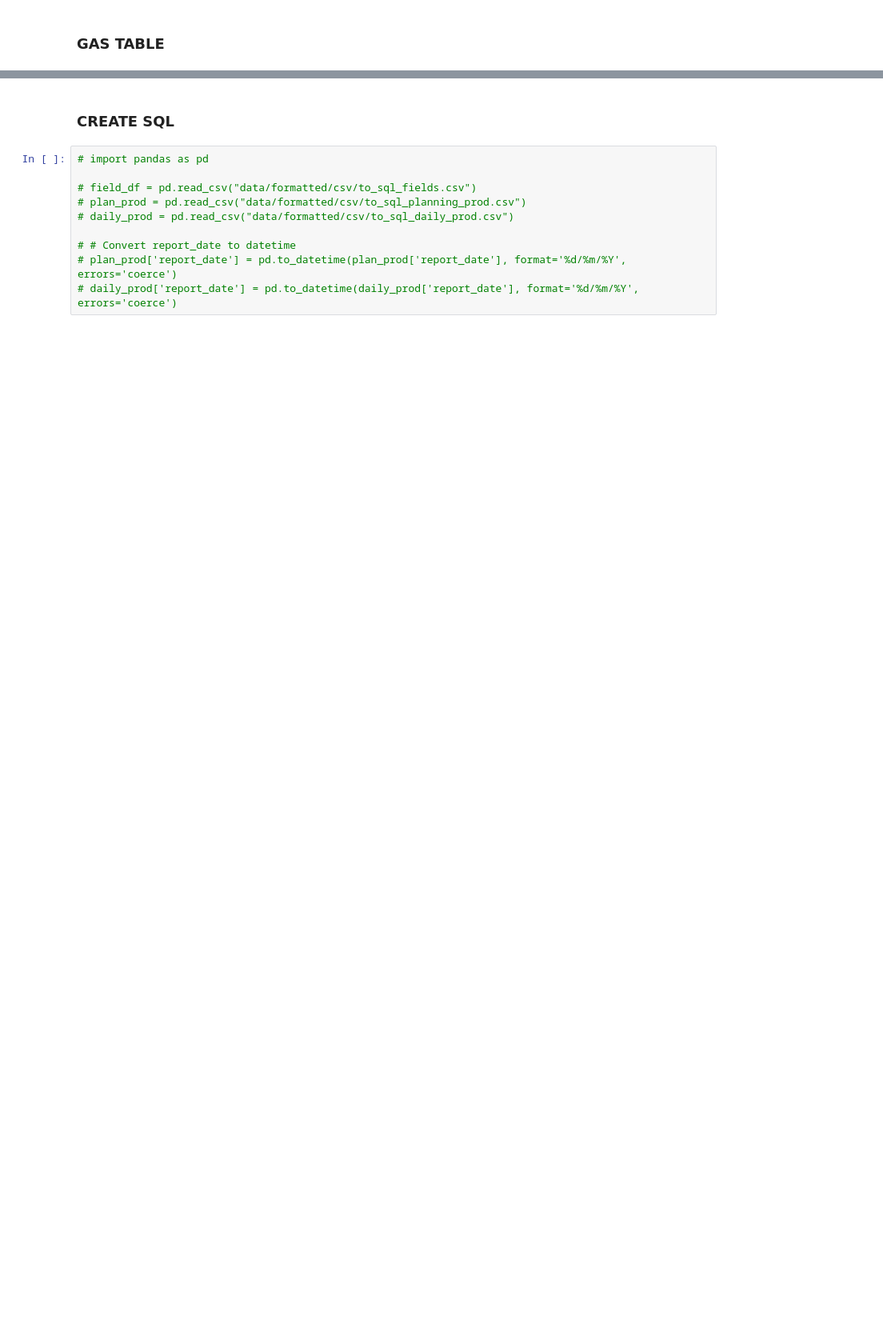
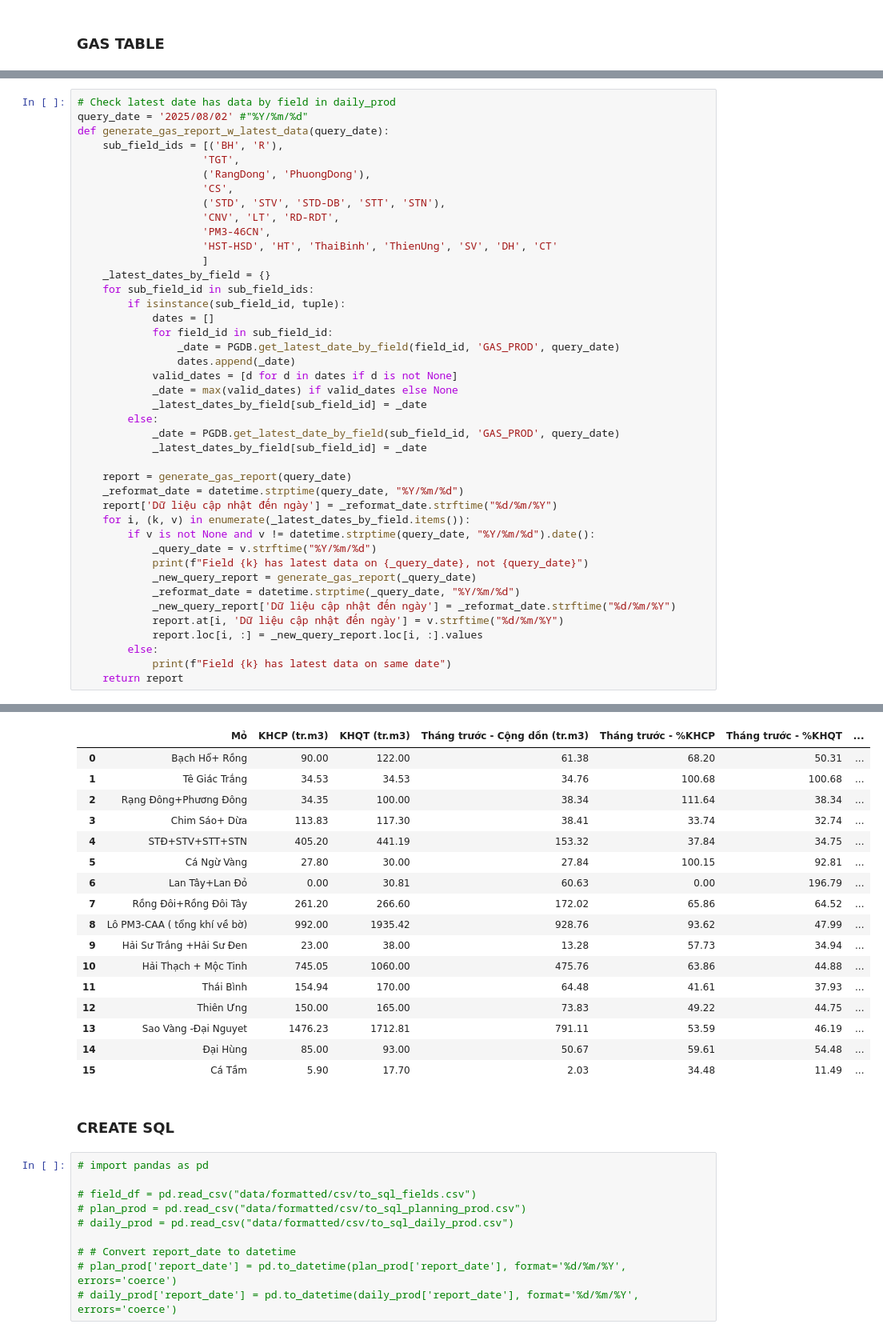
Before and after one commit to tuanna712/ProductionDataProcessing, a Jupyter notebook: source/impl-pg.ipynb, the cells around one changed output, grey strips where cells are left out. Shown: that part at 80% size. Saved outputs shown, nothing was run; the diff lists cells and outputs as text; blank space fills up the shorter version.

```diff
--- a/source/impl-pg.ipynb
+++ b/source/impl-pg.ipynb
@@ -756,0 +952,43 @@ generate_gas_report(query_date)
+# %%
+# Check latest date has data by field in daily_prod
+query_date = '2025/08/02' #"%Y/%m/%d"
+def generate_gas_report_w_latest_data(query_date):
+    sub_field_ids = [('BH', 'R'),
+                    'TGT',
+                    ('RangDong', 'PhuongDong'),
+                    'CS',
+                    ('STD', 'STV', 'STD-DB', 'STT', 'STN'),
+                    'CNV', 'LT', 'RD-RDT',
+                    'PM3-46CN',
+                    'HST-HSD', 'HT', 'ThaiBinh', 'ThienUng', 'SV', 'DH', 'CT'
+                    ]
+    _latest_dates_by_field = {}
+    for sub_field_id in sub_field_ids:
+        if isinstance(sub_field_id, tuple):
+            dates = []
+            for field_id in sub_field_id:
+                _date = PGDB.get_latest_date_by_field(field_id, 'GAS_PROD', query_date)
+                dates.append(_date)
+            valid_dates = [d for d in dates if d is not None]
+            _date = max(valid_dates) if valid_dates else None
+            _latest_dates_by_field[sub_field_id] = _date
+        else:
+            _date = PGDB.get_latest_date_by_field(sub_field_id, 'GAS_PROD', query_date)
+            _latest_dates_by_field[sub_field_id] = _date
+
+    report = generate_gas_report(query_date)
+    _reformat_date = datetime.strptime(query_date, "%Y/%m/%d")
+    report['Dữ liệu cập nhật đến ngày'] = _reformat_date.strftime("%d/%m/%Y")
+    for i, (k, v) in enumerate(_latest_dates_by_field.items()):
+        if v is not None and v != datetime.strptime(query_date, "%Y/%m/%d").date():
+            _query_date = v.strftime("%Y/%m/%d")
+            print(f"Field {k} has latest data on {_query_date}, not {query_date}")
+            _new_query_report = generate_gas_report(_query_date)
+            _reformat_date = datetime.strptime(_query_date, "%Y/%m/%d")
+            _new_query_report['Dữ liệu cập nhật đến ngày'] = _reformat_date.strftime("%d/%m/%Y")
+            report.at[i, 'Dữ liệu cập nhật đến ngày'] = v.strftime("%d/%m/%Y")
+            report.loc[i, :] = _new_query_report.loc[i, :].values
+        else:
+            print(f"Field {k} has latest data on same date")
+    return report
+# %% [output]
@@ -757,3 +1012,20 @@ generate_gas_report(query_date)
+|  | Mỏ | KHCP (tr.m3) | KHQT (tr.m3) | Tháng trước - Cộng dồn (tr.m3) | Tháng trước - %KHCP | Tháng trước - %KHQT | ... |
+| 0 | Bạch Hổ+ Rồng | 90.00 | 122.00 | 61.38 | 68.20 | 50.31 | ... |
+| 1 | Tê Giác Trắng | 34.53 | 34.53 | 34.76 | 100.68 | 100.68 | ... |
+| 2 | Rạng Đông+Phương Đông | 34.35 | 100.00 | 38.34 | 111.64 | 38.34 | ... |
+| 3 | Chim Sáo+ Dừa | 113.83 | 117.30 | 38.41 | 33.74 | 32.74 | ... |
+| 4 | STĐ+STV+STT+STN | 405.20 | 441.19 | 153.32 | 37.84 | 34.75 | ... |
+| 5 | Cá Ngừ Vàng | 27.80 | 30.00 | 27.84 | 100.15 | 92.81 | ... |
+| 6 | Lan Tây+Lan Đỏ | 0.00 | 30.81 | 60.63 | 0.00 | 196.79 | ... |
+| 7 | Rồng Đôi+Rồng Đôi Tây | 261.20 | 266.60 | 172.02 | 65.86 | 64.52 | ... |
+| 8 | Lô PM3-CAA ( tổng khí về bờ) | 992.00 | 1935.42 | 928.76 | 93.62 | 47.99 | ... |
+| 9 | Hải Sư Trắng +Hải Sư Đen | 23.00 | 38.00 | 13.28 | 57.73 | 34.94 | ... |
+| 10 | Hải Thạch + Mộc Tinh | 745.05 | 1060.00 | 475.76 | 63.86 | 44.88 | ... |
+| 11 | Thái Bình | 154.94 | 170.00 | 64.48 | 41.61 | 37.93 | ... |
+| 12 | Thiên Ưng | 150.00 | 165.00 | 73.83 | 49.22 | 44.75 | ... |
+| 13 | Sao Vàng -Đại Nguyet | 1476.23 | 1712.81 | 791.11 | 53.59 | 46.19 | ... |
+| 14 | Đại Hùng | 85.00 | 93.00 | 50.67 | 59.61 | 54.48 | ... |
+| 15 | Cá Tầm | 5.90 | 17.70 | 2.03 | 34.48 | 11.49 | ... |
 # %% [markdown]
 ### CREATE SQL
 # %%
```
Also changed, not shown: parts of 7 cells of this notebook.
